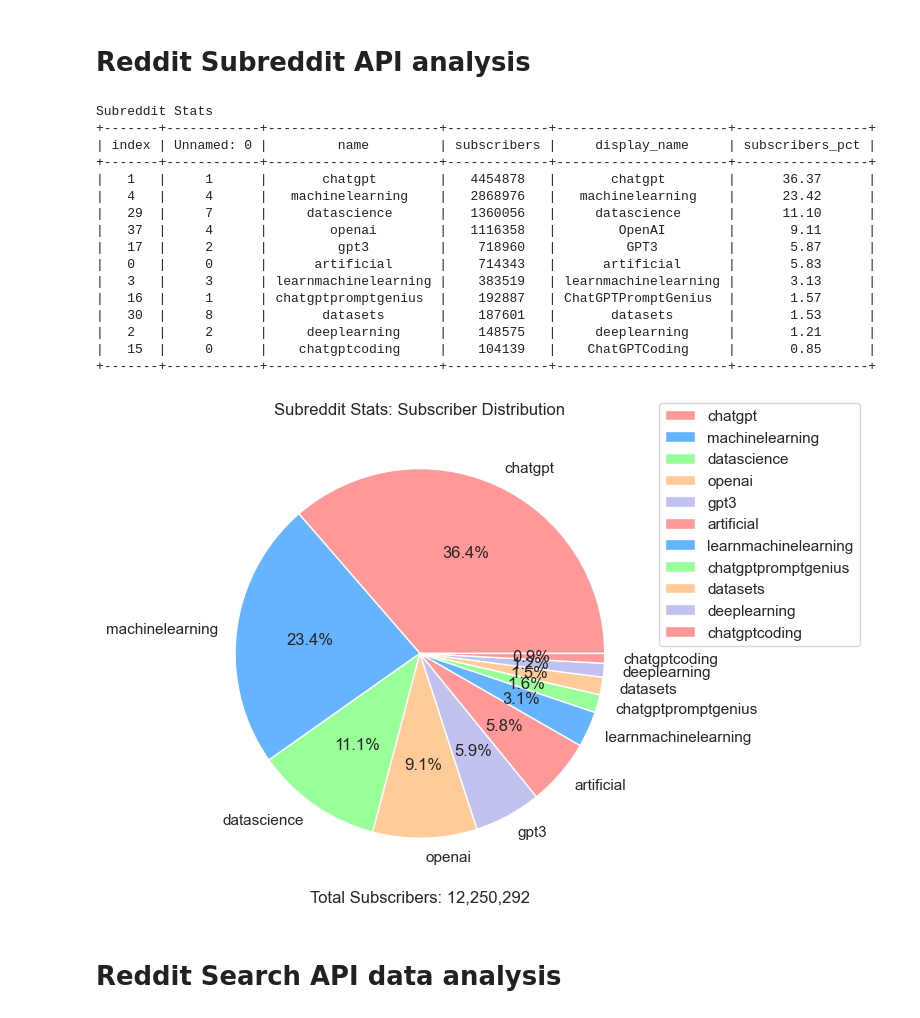
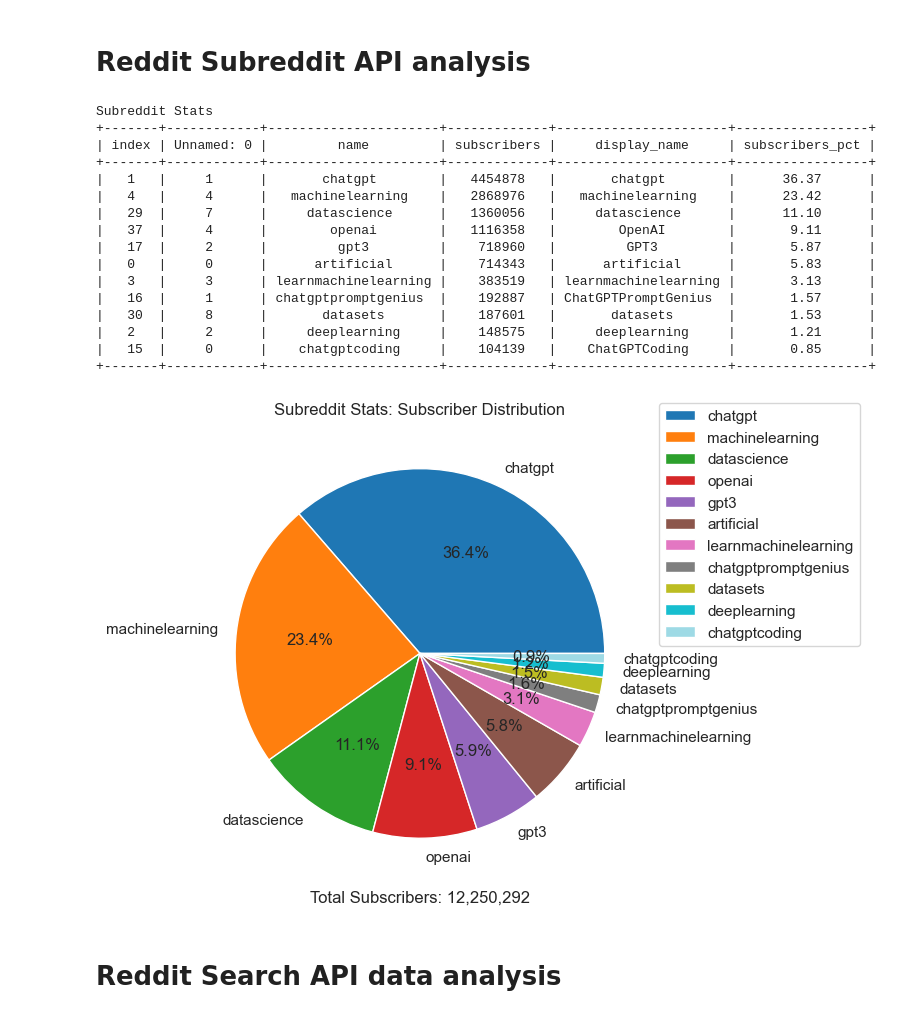
Before and after one commit to georgeh12/reddit-gpt, a Jupyter notebook: vader-analysis.ipynb, the cells around one changed output. Drawn from its saved outputs; the diff is of its cells as text; code cells hidden in the pictures.

Commit message:
fix pie chart colors

```diff
--- a/vader-analysis.ipynb
+++ b/vader-analysis.ipynb
@@ -106,35 +106,36 @@ for row in metadata.itertuples(index=False):
 print(table)
 
 # After printing, set name as the index
 metadata.set_index('name', inplace=True)  # Set the 'name' column as the index of the DataFrame
 
 # Plot pie chart of sentiment label distribution
 plt.figure(figsize=(8, 6))
-metadata['subscribers_pct'].plot(kind='pie', autopct='%1.1f%%', colors=['#ff9999', '#66b3ff', '#99ff99', '#ffcc99', '#c2c2f0'])
+colors = plt.cm.tab20(np.linspace(0, 1, len(metadata)))
+metadata['subscribers_pct'].plot(kind='pie', autopct='%1.1f%%', colors=colors)
 # Add annotations for subscriber percentages
 plt.legend(loc='lower left', bbox_to_anchor=(1, 0.5))
 plt.title('Subreddit Stats: Subscriber Distribution')
 plt.ylabel('')
 plt.xlabel('Total Subscribers: ' + "{:,}".format(total_subscribers))
 plt.show()
 # %% [output]
 Subreddit Stats
 +-------+------------+----------------------+-------------+----------------------+-----------------+
 | index | Unnamed: 0 |         name         | subscribers |     display_name     | subscribers_pct |
 +-------+------------+----------------------+-------------+----------------------+-----------------+
 |   1   |     1      |       chatgpt        |   4454878   |       chatgpt        |      36.37      |
 |   4   |     4      |   machinelearning    |   2868976   |   machinelearning    |      23.42      |
 |   29  |     7      |     datascience      |   1360056   |     datascience      |      11.10      |
 |   37  |     4      |        openai        |   1116358   |        OpenAI        |       9.11      |
 |   17  |     2      |         gpt3         |    718960   |         GPT3         |       5.87      |
 |   0   |     0      |      artificial      |    714343   |      artificial      |       5.83      |
 |   3   |     3      | learnmachinelearning |    383519   | learnmachinelearning |       3.13      |
 |   16  |     1      | chatgptpromptgenius  |    192887   | ChatGPTPromptGenius  |       1.57      |
 |   30  |     8      |       datasets       |    187601   |       datasets       |       1.53      |
 |   2   |     2      |     deeplearning     |    148575   |     deeplearning     |       1.21      |
 |   15  |     0      |    chatgptcoding     |    104139   |    ChatGPTCoding     |       0.85      |
 +-------+------------+----------------------+-------------+----------------------+-----------------+
-[figure, old version]
+[figure, new version]
 # %% [markdown]
 # Reddit Search API data analysis
 # %%
```
